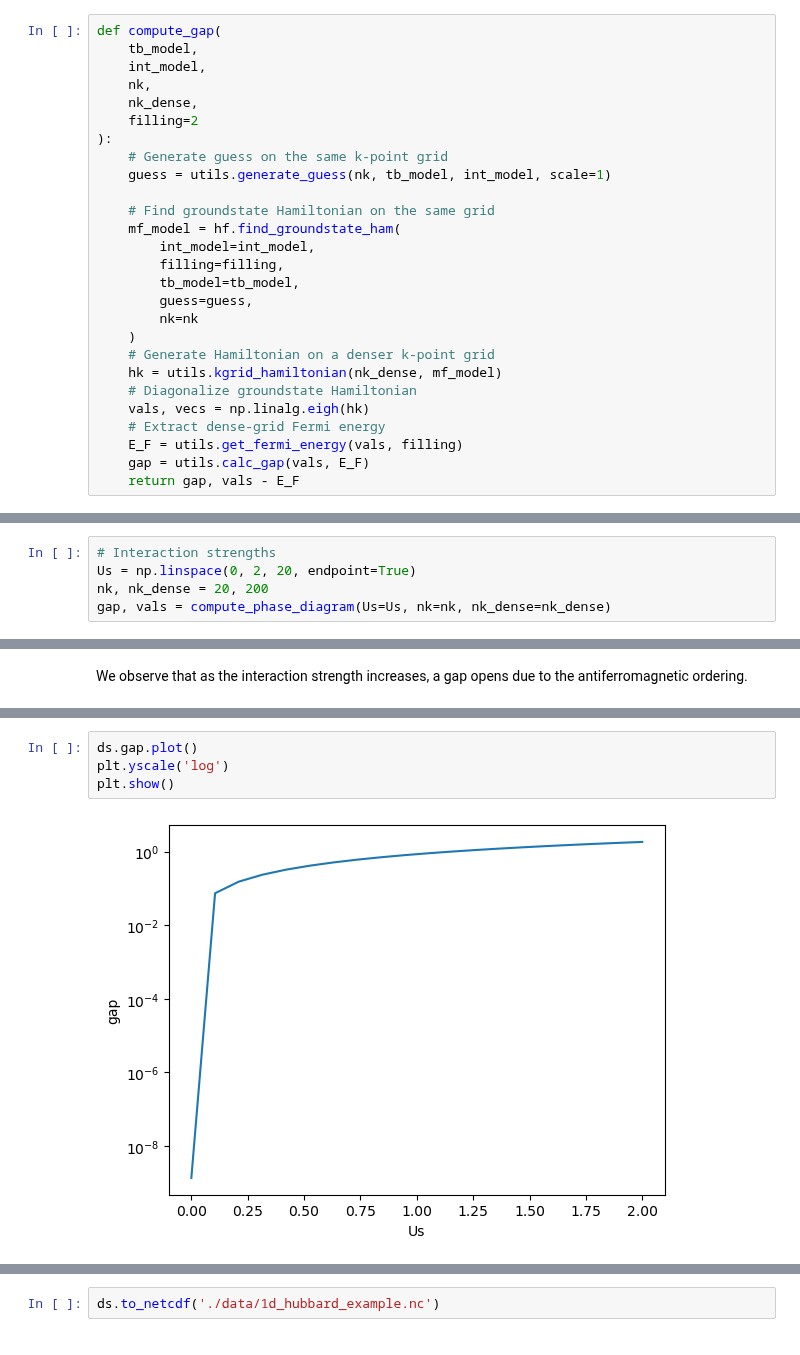
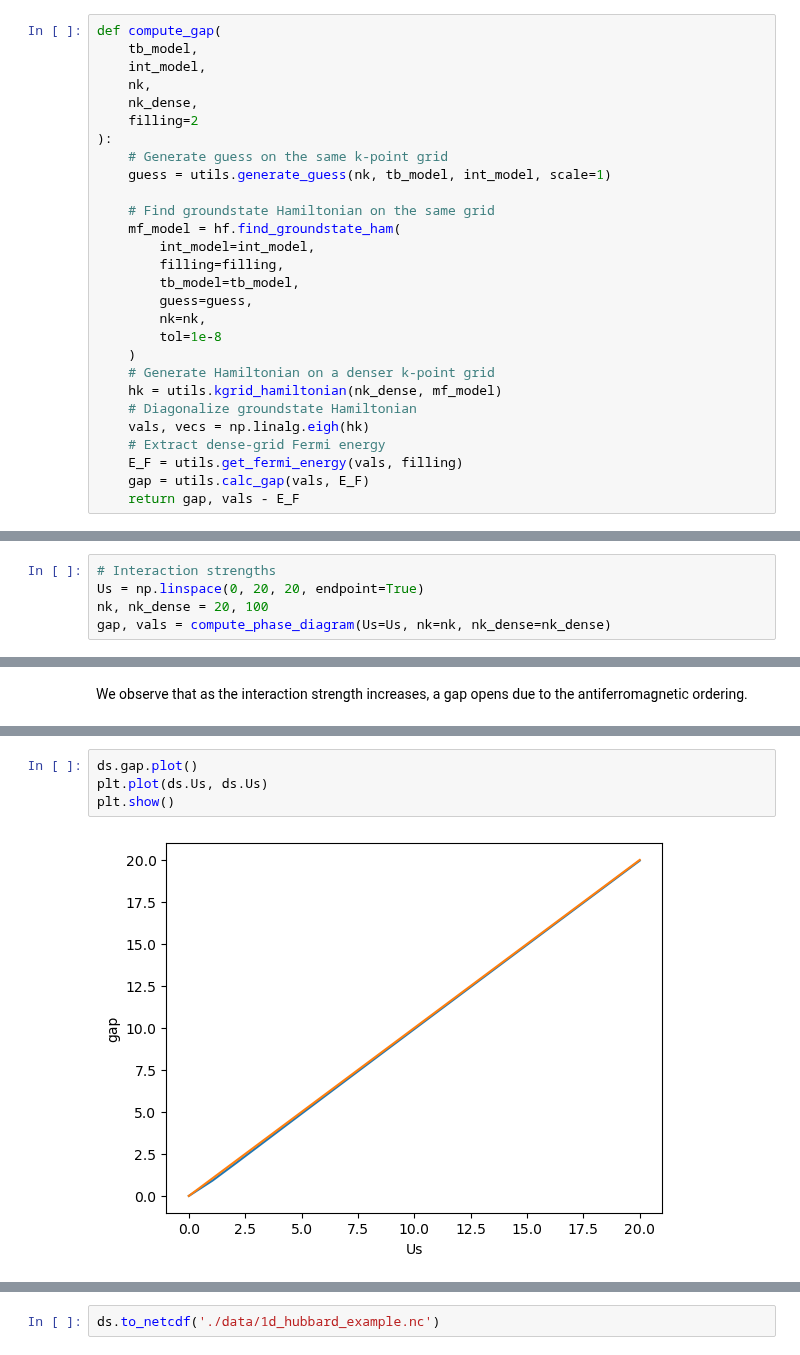
Before and after one commit to quantum-tinkerer/MeanFi, a Jupyter notebook: examples/1d_hubbard.ipynb, the cells around one changed output, grey strips where cells are left out. Drawn from its saved outputs; the diff is of its cells as text.

```diff
--- a/examples/1d_hubbard.ipynb
+++ b/examples/1d_hubbard.ipynb
@@ -57,7 +57,8 @@ def compute_gap(
         filling=filling,
         tb_model=tb_model,
         guess=guess,
-        nk=nk
+        nk=nk,
+        tol=1e-8
     )
     # Generate Hamiltonian on a denser k-point grid
     hk = utils.kgrid_hamiltonian(nk_dense, mf_model)
@@ -102,8 +103,8 @@ def compute_phase_diagram(
     return np.asarray(gap, dtype=float), np.asarray(vals)
 # %%
 # Interaction strengths
-Us = np.linspace(0, 2, 20, endpoint=True)
-nk, nk_dense = 20, 200
+Us = np.linspace(0, 20, 20, endpoint=True)
+nk, nk_dense = 20, 100
 gap, vals = compute_phase_diagram(Us=Us, nk=nk, nk_dense=nk_dense)
 # %%
 import xarray as xr
@@ -130,6 +137,6 @@ plt.show()
 # %%
 ds.gap.plot()
-plt.yscale('log')
+plt.plot(ds.Us, ds.Us)
 plt.show()
 # %% [output]
-[figure, old version]
+[figure, new version]
```
Also changed, not shown: parts of 4 cells of this notebook, 1 other file.
